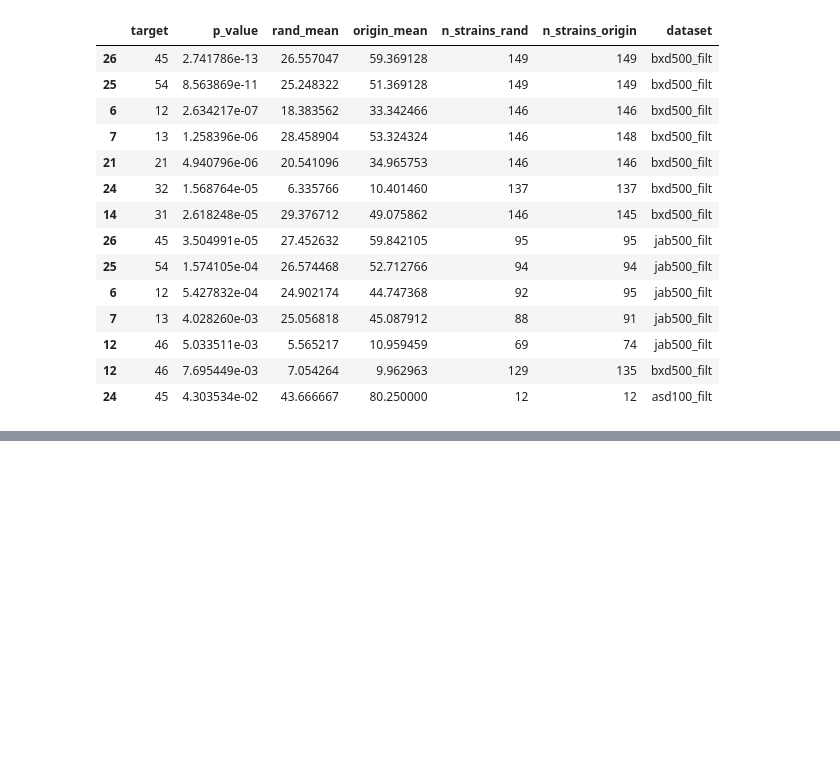
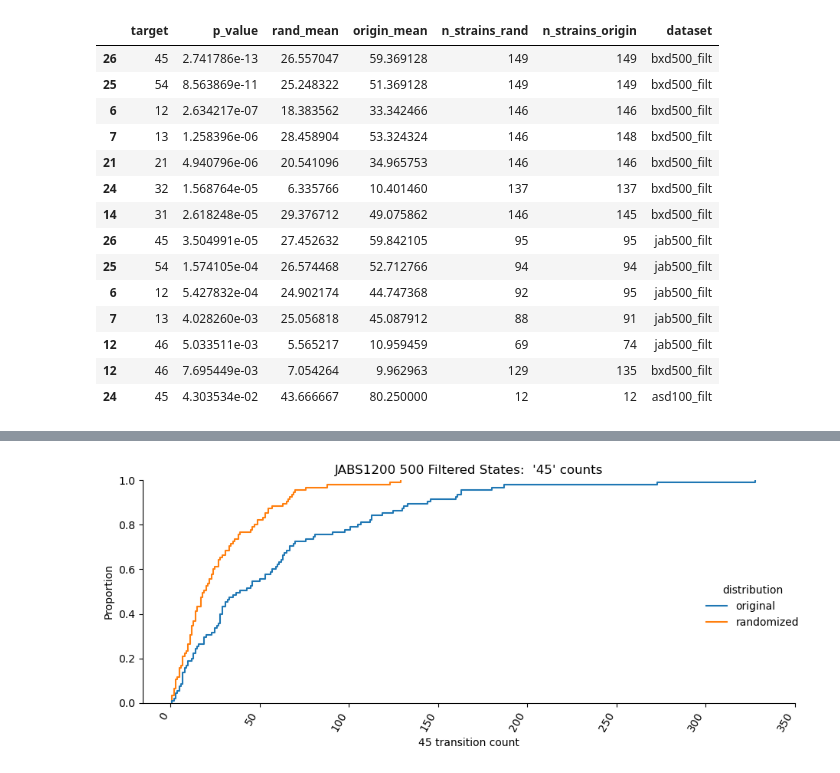
Before and after one commit to brigbrog/Syntactic-Grooming, a Jupyter notebook: randomized_transition_comparison.ipynb, the cells around one changed output, grey strips where cells are left out. Saved outputs shown, nothing was run; the diff lists cells and outputs as text; code cells hidden in the pictures; blank space fills up the shorter version.

```diff
--- a/randomized_transition_comparison.ipynb
+++ b/randomized_transition_comparison.ipynb
@@ -564,0 +676,29 @@ fulltran_comp[(fulltran_comp['p_value'] < 0.05) & (fulltran_comp['origin_mean']
+# %%
+test_tran = '45'
+
+origin_boot_df = origin_jab500_filt_countdf.copy()
+origin_boot_df['distribution'] = 'original'
+
+rand_boot_df = rand_jab500_filt_countdf.copy()
+rand_boot_df['distribution'] = 'randomized'
+
+
+boot_df = pd.concat([origin_boot_df, rand_boot_df], axis=0)
+#print(boot_df.head())
+#print(boot_df['distribution'].unique())
+
+ax = sns.displot(data=boot_df[boot_df['target'] == test_tran], x='count', hue='distribution', kind='ecdf', height=4, aspect=2)
+
+#plt.ylabel('Count')
+plt.xlabel(f'{test_tran} transition count')
+plt.title(f"JABS1200 500 Filtered States:  '{test_tran}' counts")
+
+#plt.yticks(np.arange(0, 500, 25))
+plt.xticks(np.arange(0, 400, 50))
+
+ax.set_xticklabels(rotation=60, horizontalalignment='right')
+
+plt.tight_layout()
+plt.show()
+# %% [output]
+[figure, added]
```
Also changed, not shown: parts of 10 cells of this notebook.
